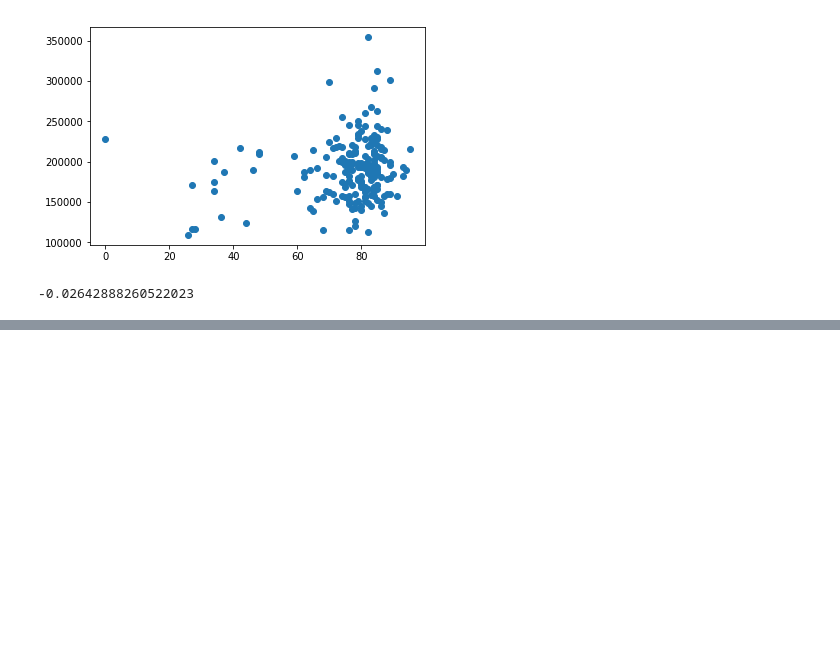
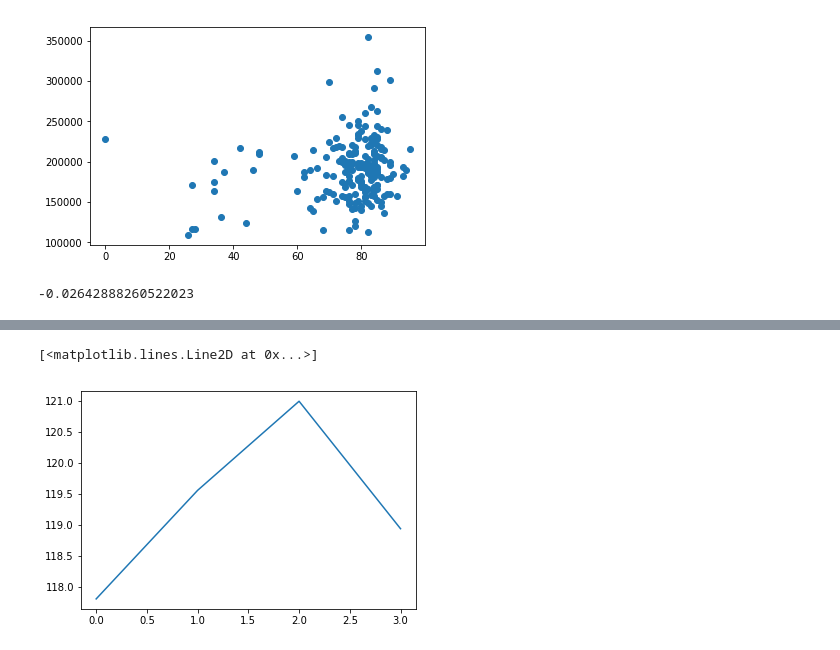
Before and after one commit to navidmalakootikhah/Project-One, a Jupyter notebook: analysis.ipynb, the cells around one changed output, grey strips where cells are left out. Cells and saved outputs as stored; diff of their text form; code cells hidden in the pictures; blank space fills up the shorter version.

```diff
--- a/analysis.ipynb
+++ b/analysis.ipynb
@@ -191,0 +258,5 @@ rvalue
+# %%
+plt.plot(Quarters_mean_summary["Tempo"])
+# %% [output]
+[<matplotlib.lines.Line2D at 0x...>]
+[figure, added]
```
Also changed, not shown: parts of 14 cells of this notebook, 1 other file.
